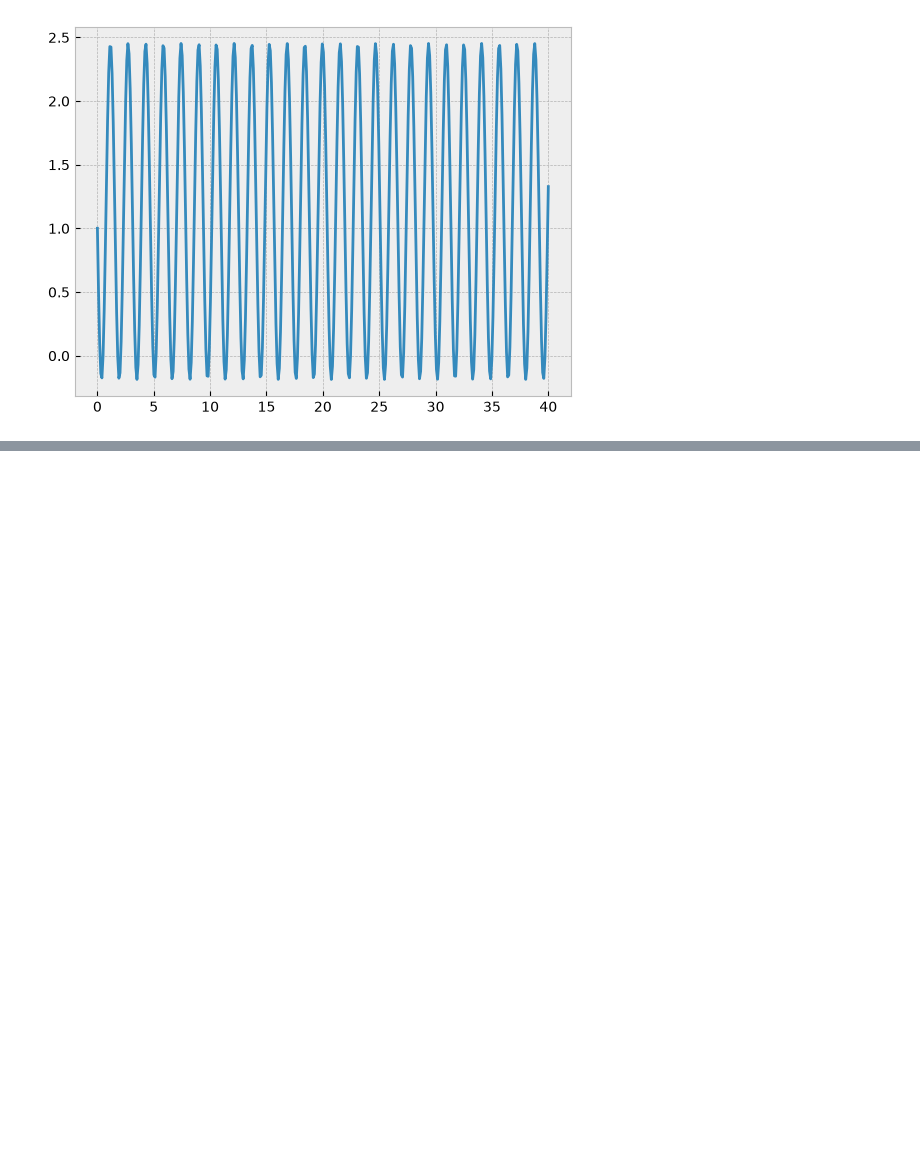
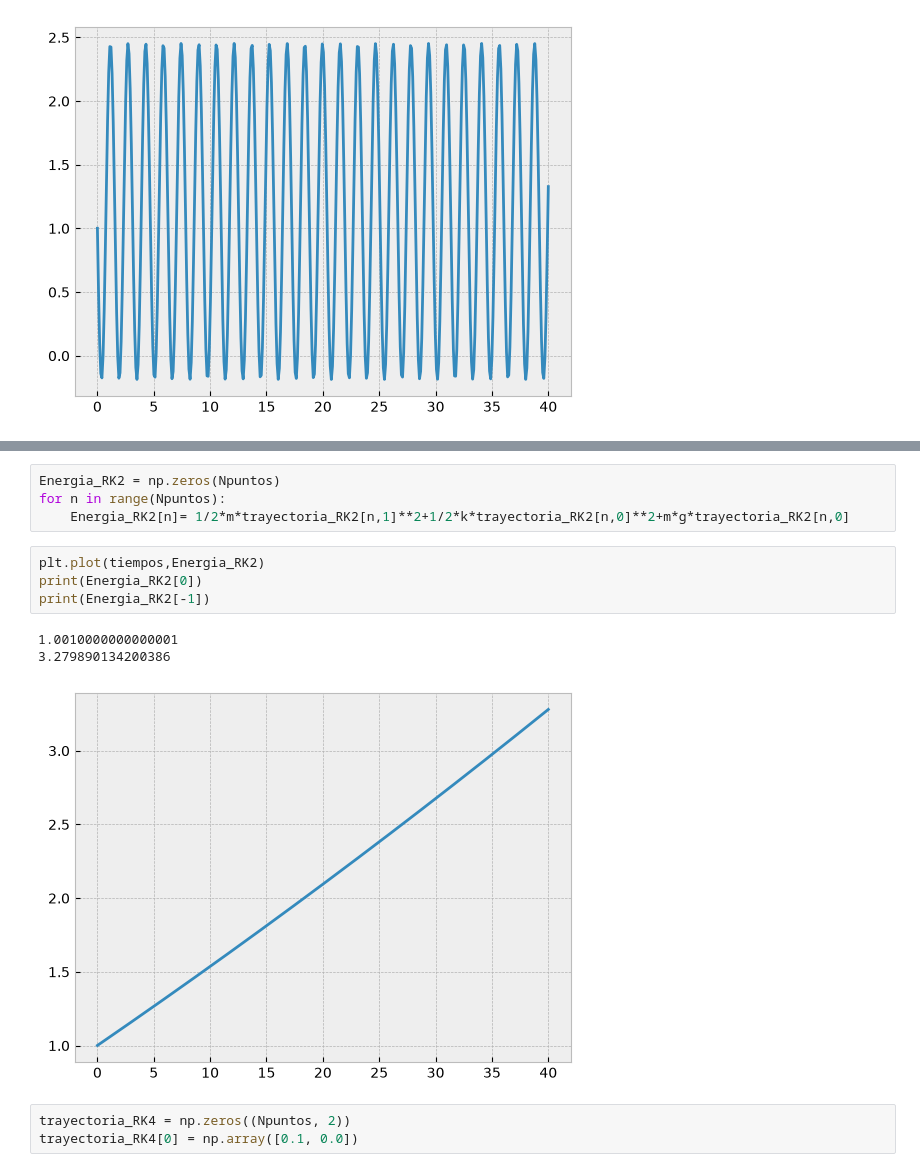
Before and after one commit to Dewscot/Clases, a Jupyter notebook: FC2/Estudio_chatgpt/Tarea_1.ipynb, the cells around one changed output, grey strips where cells are left out. Saved outputs shown, nothing was run; the diff lists cells and outputs as text; blank space fills up the shorter version.

```diff
--- a/FC2/Estudio_chatgpt/Tarea_1.ipynb
+++ b/FC2/Estudio_chatgpt/Tarea_1.ipynb
@@ -175,0 +232,15 @@ plt.plot(tiempos,Energia_euler_cromer)
+# %%
+Energia_RK2 = np.zeros(Npuntos)
+for n in range(Npuntos):
+    Energia_RK2[n]= 1/2*m*trayectoria_RK2[n,1]**2+1/2*k*trayectoria_RK2[n,0]**2+m*g*trayectoria_RK2[n,0]
+# %%
+plt.plot(tiempos,Energia_RK2)
+print(Energia_RK2[0])
+print(Energia_RK2[-1])
+# %% [output]
+1.0010000000000001
+3.279890134200386
+[figure, added]
+# %%
+trayectoria_RK4 = np.zeros((Npuntos, 2))
+trayectoria_RK4[0] = np.array([0.1, 0.0])
```
Also changed, not shown: parts of 14 cells of this notebook, 1 other file.
